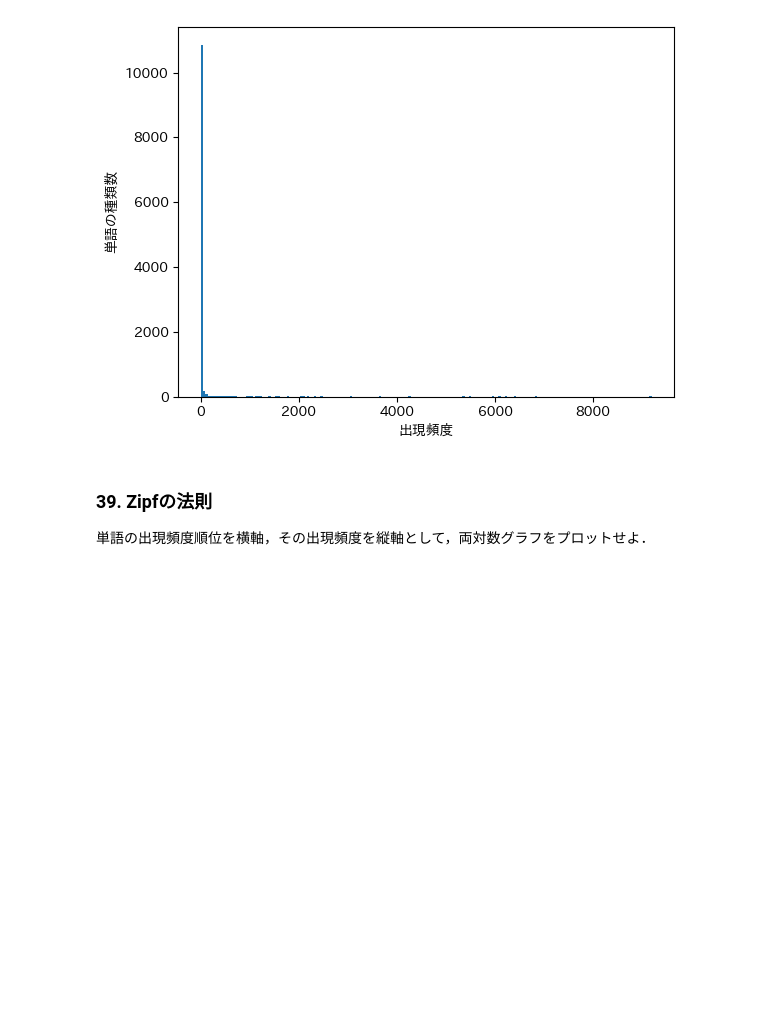
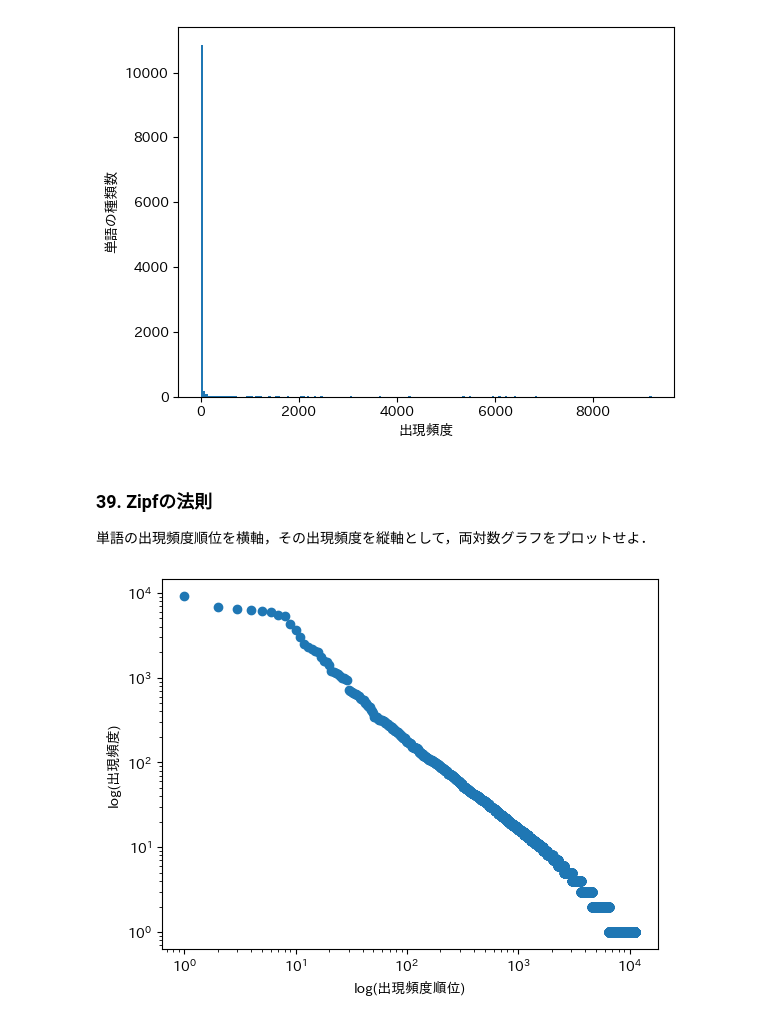
Before and after one commit to ad-sho-loko/nlp100, a Jupyter notebook: chapter4.ipynb, the cells around one changed output. Drawn from its saved outputs; the diff is of its cells as text; code cells hidden in the pictures; blank space fills up the shorter version.

```diff
--- a/chapter4.ipynb
+++ b/chapter4.ipynb
@@ -227,3 +232,26 @@ plt.show()
 # %% [markdown]
 ### 39. Zipfの法則
 単語の出現頻度順位を横軸，その出現頻度を縦軸として，両対数グラフをプロットせよ．
+# %%
+from collections import defaultdict
+import matplotlib.pyplot as plt
+import japanize_matplotlib
+
+word_freq = defaultdict(int)
+for sentence in sentences:
+  for morph in sentence:
+    if morph['pos'] != '記号':
+      word_freq[morph['base']] += 1
+
+sorted_wf = sorted(word_freq.items(), key=lambda x: x[1], reverse=True)
+ranks = [i + 1 for i in range(len(sorted_wf))]
+freq = [x[1] for x in sorted_wf]
+
+plt.scatter(ranks, freq)
+plt.xscale("log")
+plt.yscale("log")
+plt.xlabel('log(出現頻度順位)')
+plt.ylabel('log(出現頻度)')
+plt.show()
+# %% [output]
+[figure, added]
```
Also changed, not shown: parts of 2 cells of this notebook.
